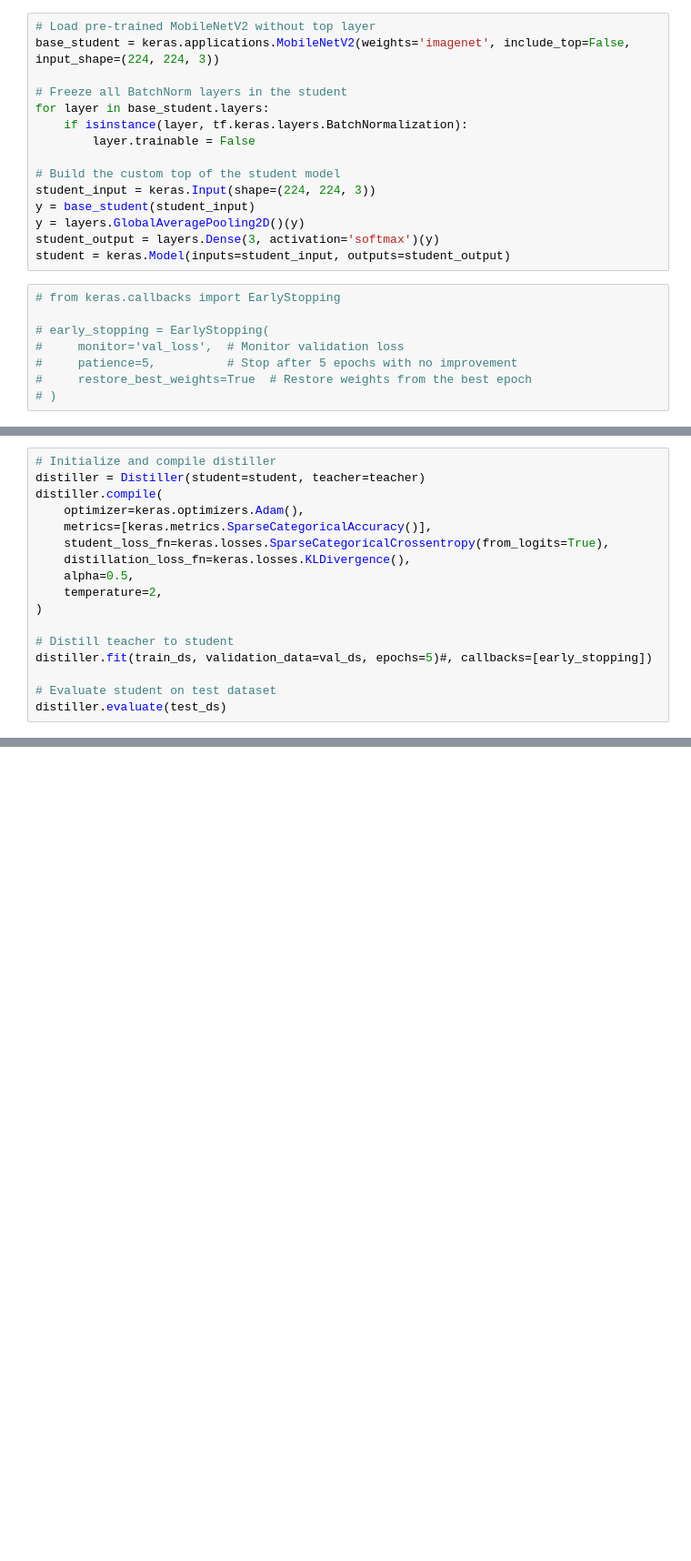
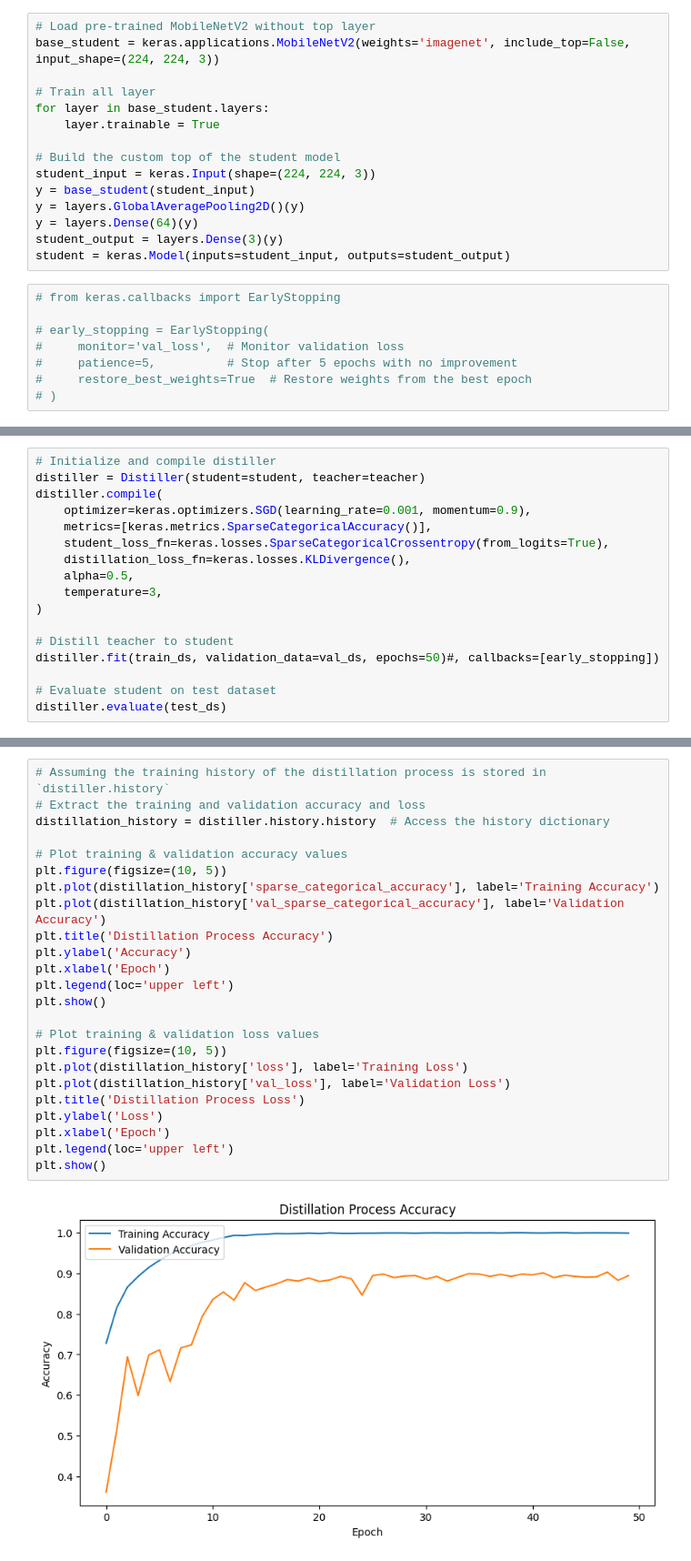
Before and after one commit to Basa-glitch/Skin-Cancer, a Jupyter notebook: KD.ipynb, the cells around one changed output, grey strips where cells are left out. Shown at 91% size. Cells and saved outputs as stored; diff of their text form; blank space fills up the shorter version.

```diff
--- a/KD.ipynb
+++ b/KD.ipynb
@@ -136,16 +105,16 @@ student = keras.Model(inputs=student_input, outputs=student_output)
 # Load pre-trained MobileNetV2 without top layer
 base_student = keras.applications.MobileNetV2(weights='imagenet', include_top=False, input_shape=(224, 224, 3))
 
-# Freeze all BatchNorm layers in the student
+# Train all layer
 for layer in base_student.layers:
-    if isinstance(layer, tf.keras.layers.BatchNormalization):
-        layer.trainable = False
+    layer.trainable = True
 
 # Build the custom top of the student model
 student_input = keras.Input(shape=(224, 224, 3))
 y = base_student(student_input)
 y = layers.GlobalAveragePooling2D()(y)
-student_output = layers.Dense(3, activation='softmax')(y)
+y = layers.Dense(64)(y)
+student_output = layers.Dense(3)(y)
 student = keras.Model(inputs=student_input, outputs=student_output)
 # %%
 # from keras.callbacks import EarlyStopping
@@ -177,16 +257,16 @@ Detected at node 'model/densenet169/conv3_block10_0_bn/FusedBatchNormV3' defined
 # Initialize and compile distiller
 distiller = Distiller(student=student, teacher=teacher)
 distiller.compile(
-    optimizer=keras.optimizers.Adam(),
+    optimizer=keras.optimizers.SGD(learning_rate=0.001, momentum=0.9),
     metrics=[keras.metrics.SparseCategoricalAccuracy()],
     student_loss_fn=keras.losses.SparseCategoricalCrossentropy(from_logits=True),
     distillation_loss_fn=keras.losses.KLDivergence(),
     alpha=0.5,
-    temperature=2,
+    temperature=3,
 )
 
 # Distill teacher to student
-distiller.fit(train_ds, validation_data=val_ds, epochs=5)#, callbacks=[early_stopping])
+distiller.fit(train_ds, validation_data=val_ds, epochs=50)#, callbacks=[early_stopping])
 
 # Evaluate student on test dataset
 distiller.evaluate(test_ds)
@@ -192,0 +316,26 @@ distiller.evaluate(test_ds)
+# %%
+# Assuming the training history of the distillation process is stored in `distiller.history`
+# Extract the training and validation accuracy and loss
+distillation_history = distiller.history.history  # Access the history dictionary
+
+# Plot training & validation accuracy values
+plt.figure(figsize=(10, 5))
+plt.plot(distillation_history['sparse_categorical_accuracy'], label='Training Accuracy')
+plt.plot(distillation_history['val_sparse_categorical_accuracy'], label='Validation Accuracy')
+plt.title('Distillation Process Accuracy')
+plt.ylabel('Accuracy')
+plt.xlabel('Epoch')
+plt.legend(loc='upper left')
+plt.show()
+
+# Plot training & validation loss values
+plt.figure(figsize=(10, 5))
+plt.plot(distillation_history['loss'], label='Training Loss')
+plt.plot(distillation_history['val_loss'], label='Validation Loss')
+plt.title('Distillation Process Loss')
+plt.ylabel('Loss')
+plt.xlabel('Epoch')
+plt.legend(loc='upper left')
+plt.show()
+# %% [output]
+[figure, added]
```
Also changed, not shown: parts of 23 cells of this notebook.
